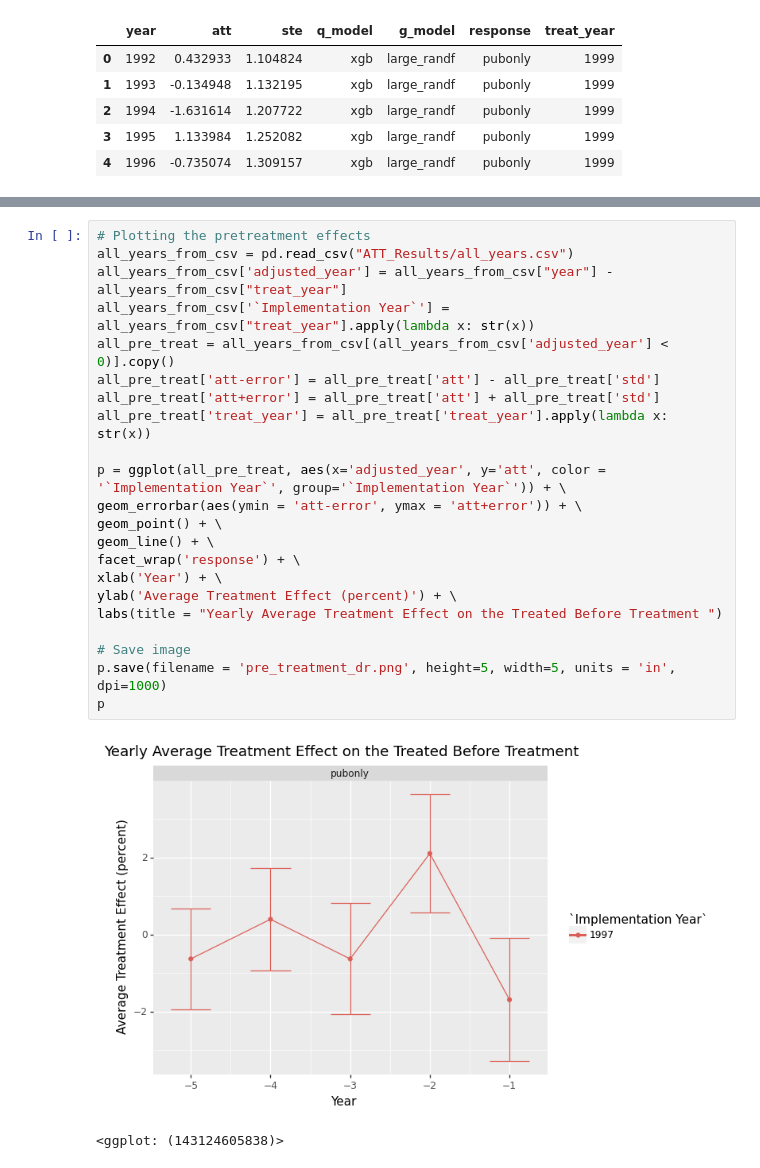
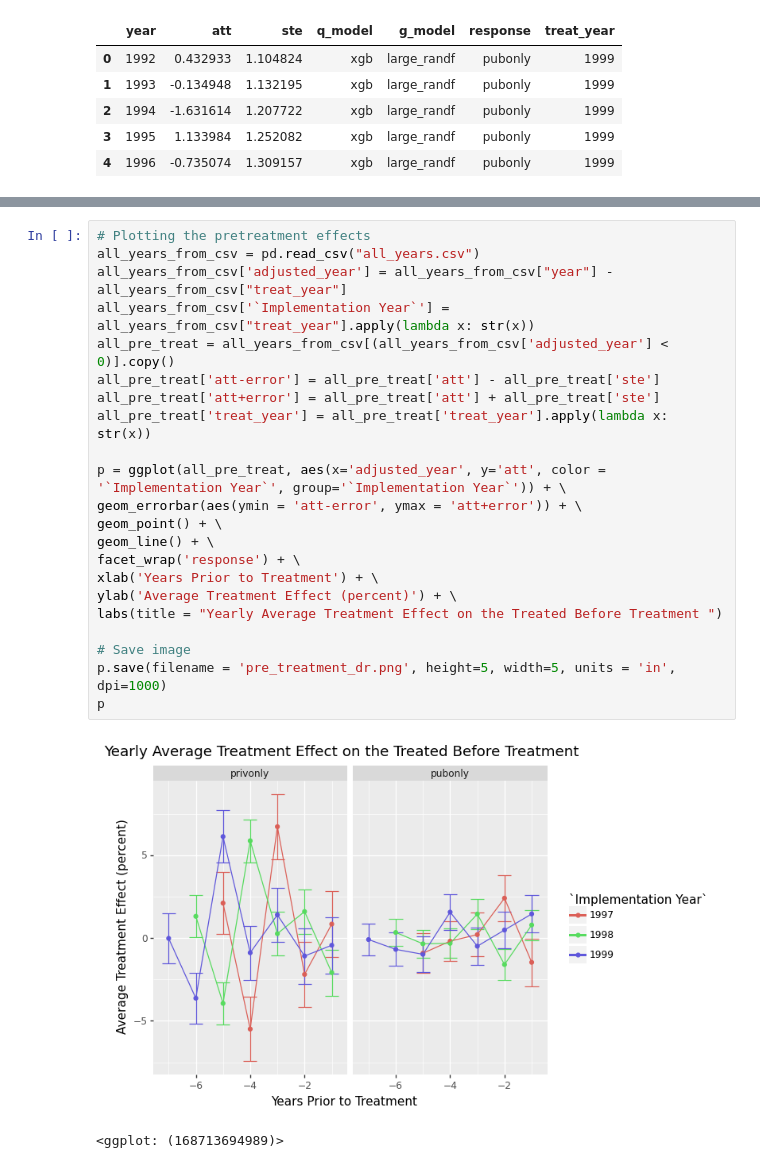
Before and after one commit to wflewis12/Causal_ML_Project, a Jupyter notebook: AIPTW_all_confounders.ipynb, the cells around one changed output, grey strips where cells are left out. Saved outputs shown, nothing was run; the diff lists cells and outputs as text.

```diff
--- a/AIPTW_all_confounders.ipynb
+++ b/AIPTW_all_confounders.ipynb
@@ -333,27 +346,27 @@ all_years.head()
 # %%
 # Plotting the pretreatment effects
-all_years_from_csv = pd.read_csv("ATT_Results/all_years.csv")
+all_years_from_csv = pd.read_csv("all_years.csv")
 all_years_from_csv['adjusted_year'] = all_years_from_csv["year"] - all_years_from_csv["treat_year"]
 all_years_from_csv['`Implementation Year`'] = all_years_from_csv["treat_year"].apply(lambda x: str(x))
 all_pre_treat = all_years_from_csv[(all_years_from_csv['adjusted_year'] < 0)].copy()
-all_pre_treat['att-error'] = all_pre_treat['att'] - all_pre_treat['std']
-all_pre_treat['att+error'] = all_pre_treat['att'] + all_pre_treat['std']
+all_pre_treat['att-error'] = all_pre_treat['att'] - all_pre_treat['ste']
+all_pre_treat['att+error'] = all_pre_treat['att'] + all_pre_treat['ste']
 all_pre_treat['treat_year'] = all_pre_treat['treat_year'].apply(lambda x: str(x))
 
 p = ggplot(all_pre_treat, aes(x='adjusted_year', y='att', color = '`Implementation Year`', group='`Implementation Year`')) + \
 geom_errorbar(aes(ymin = 'att-error', ymax = 'att+error')) + \
 geom_point() + \
 geom_line() + \
 facet_wrap('response') + \
-xlab('Year') + \
+xlab('Years Prior to Treatment') + \
 ylab('Average Treatment Effect (percent)') + \
 labs(title = "Yearly Average Treatment Effect on the Treated Before Treatment ")
 
 # Save image
 p.save(filename = 'pre_treatment_dr.png', height=5, width=5, units = 'in', dpi=1000)
 p
 # %% [output]
-[figure, old version]
+[figure, new version]
-<ggplot: (143124605838)>
+<ggplot: (168713694989)>
 # %%
 # Plotting the post treatment effects
```
Also changed, not shown: parts of 2 cells of this notebook.
